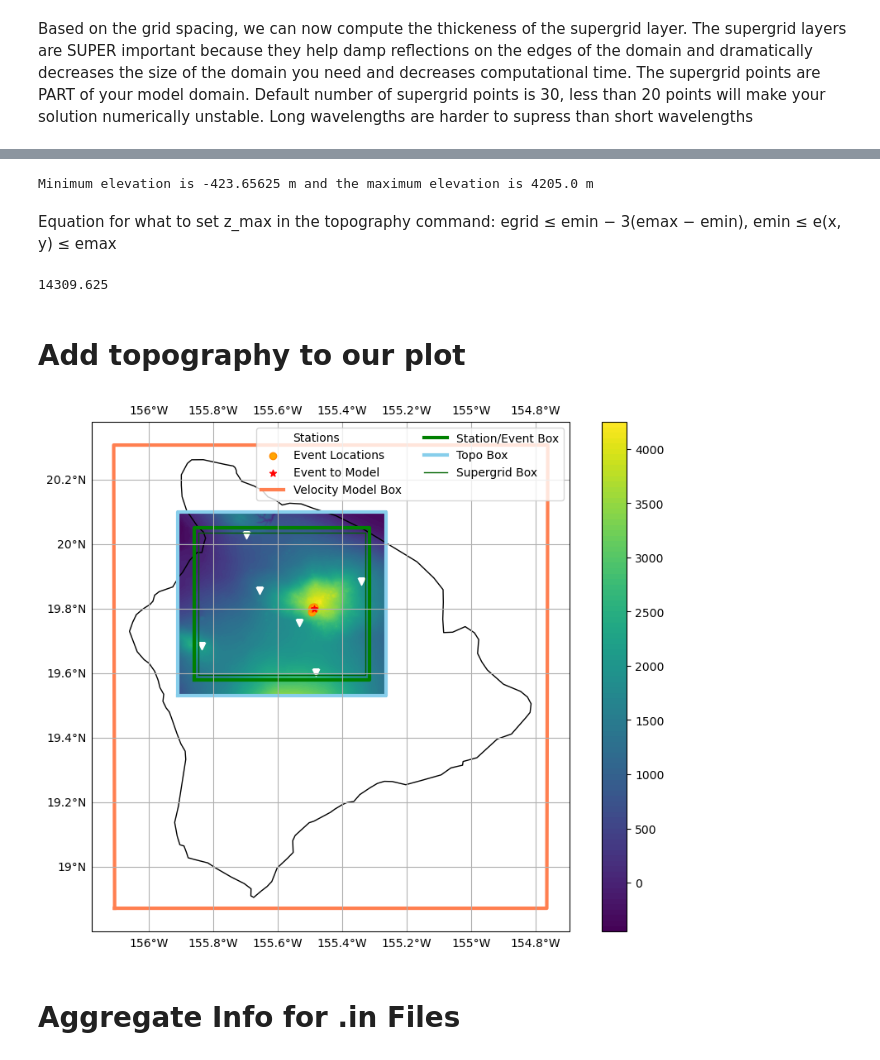
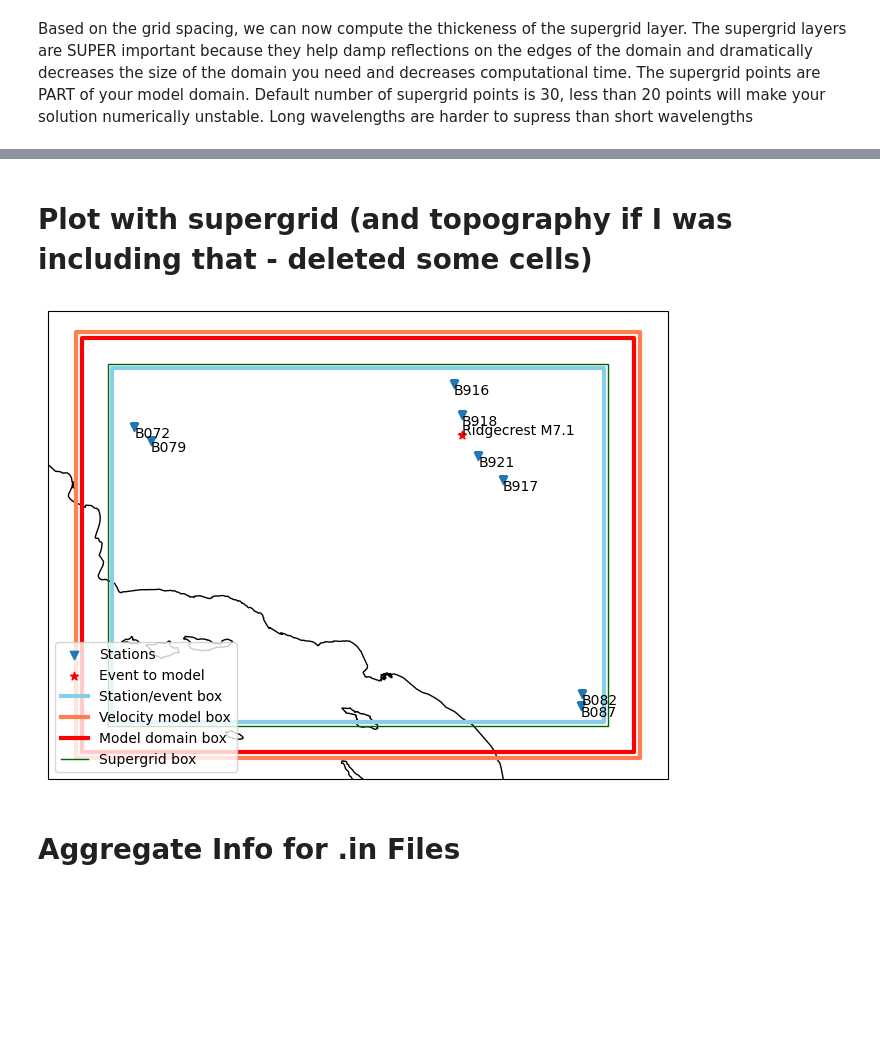
Before and after one commit to UO-Geophysics/sw4_strain, a Jupyter notebook: ProblemSetup.ipynb, the cells around one changed output, grey strips where cells are left out. Cells and saved outputs as stored; diff of their text form; code cells hidden in the pictures; blank space fills up the shorter version.

```diff
--- a/ProblemSetup.ipynb
+++ b/ProblemSetup.ipynb
@@ -136,0 +233,6 @@ See ref: H.-O. Kreiss and N.A. Petersson. Boundary estimates for the elastic wav
+# %%
+vmod_simple = vmod.copy()
+drop_top = vmod_simple.drop([0,1,2,3,4])
+drop_top.loc[0] = [new_thickness, new_Vs, new_Vp, new_rho, new_Qs, new_Qp, new_VpVs]
+new_vmod = drop_top.sort_index().reset_index(drop = True)
+new_vmod
@@ -213,9 +398,9 @@ The thickness of our supergrid layer is a lot smaller than the domain we are loo
 # %%
-lon_min=np.min(x1)
-lon_max=np.max(x1)
-lat_min=np.min(y1)
-lat_max=np.max(y1)
+lon_min = np.min(x_model_domain)
+lon_max = np.max(x_model_domain)
+lat_min = np.min(y_model_domain)
+lat_max = np.max(y_model_domain)
 
-# setup points for box for domain from above with only event and stations
-x3=[Plotlims[0]+supergrid_thickness_deg,Plotlims[1]-supergrid_thickness_deg,Plotlims[1]-supergrid_thickness_deg,Plotlims[0]+supergrid_thickness_deg,Plotlims[0]+supergrid_thickness_deg]
-y3=[Plotlims[2]+supergrid_thickness_deg,Plotlims[2]+supergrid_thickness_deg,Plotlims[3]-supergrid_thickness_deg,Plotlims[3]-supergrid_thickness_deg,Plotlims[2]+supergrid_thickness_deg]
+# Setup points for box for model domain from above
+x_sgrid = [x_model_domain[0]+supergrid_thickness_deg, x_model_domain[1]-supergrid_thickness_deg, x_model_domain[2]-supergrid_thickness_deg, x_model_domain[3]+supergrid_thickness_deg, x_model_domain[4]+supergrid_thickness_deg]
+y_sgrid = [y_model_domain[0]+supergrid_thickness_deg, y_model_domain[1]+supergrid_thickness_deg, y_model_domain[2]-supergrid_thickness_deg, y_model_domain[3]-supergrid_thickness_deg, y_model_domain[4]+supergrid_thickness_deg]
@@ -234,54 +407,28 @@ grid = xr.open_dataset(file2load)
-# %%
-df_grid = grid.to_dataframe().reset_index().sort_values(['lat', 'lon'])
-# df_grid_small=df_grid[(df_grid['lat']<=lat_max+buffer)&(df_grid['lat']>=lat_min-buffer)&(df_grid['lon']<=lon_max+buffer)&(df_grid['lon']>=lon_min-buffer)].reset_index().sort_values(['lat', 'lon'])
-elev_max=df_grid['elevation'].max()
-elev_min=df_grid['elevation'].min()
-lontopo_max=df_grid['lon'].max()
-lontopo_min=df_grid['lon'].min()
-lattopo_max=df_grid['lat'].max()
-lattopo_min=df_grid['lat'].min()
-print(f"Minimum elevation is {elev_min} m and the maximum elevation is {elev_max} m")
-# %% [output]
-Minimum elevation is -423.65625 m and the maximum elevation is 4205.0 m
-# %% [markdown]
-Equation for what to set z_max in the topography command:
-egrid ≤ emin − 3(emax − emin), emin ≤ e(x, y) ≤ emax
-# %%
-def calc_topo_zmax(emin,emax):
-    egrid=emin-3*(emax-emin)
-    zmax=-egrid
-    return zmax
-z_max=calc_topo_zmax(elev_min,elev_max)
-z_max
-# %% [output]
-14309.625
 # %% [markdown]
-# Add topography to our plot
+# Plot with supergrid (and topography if I was including that - deleted some cells)
 # %%
-fig=plt.figure(figsize=(10,8))
-ax = plt.axes(projection=ccrs.PlateCarree())
-plt.contourf(grid.lon, grid.lat,grid.elevation,100)
-plt.colorbar()
-plt.scatter(staMD['lon'],staMD['lat'],marker='v',facecolors='white',label='Stations')
+fig = plt.figure(figsize = (8, 8))
+ax = plt.axes(projection = ccrs.PlateCarree())
+plt.scatter(stas_sub['LONG'], stas_sub['LAT'], marker = 'v', label = 'Stations')
 # Add station labels
-# [plt.text(i, j, f'{name}',va='top',ha='left') for (i, j,name) in zip(staMD['lon'],staMD['lat'],staMD['name'])]
+[plt.text(i, j, f'{name}', va = 'top', ha = 'left') for (i, j, name) in zip(stas_sub['LONG'], stas_sub['LAT'], stas_sub['BNUM'])]
+
 if multipleEvents:
-    plt.scatter(eventLocs['lon'],eventLocs['lat'],marker='o',edgecolors='darkorange',facecolors='orange',label='Event Locations')
+    plt.scatter(float(eventLocs['longitude']), float(eventLocs['latitude']), marker = 'o', edgecolors = 'darkorange', facecolors = 'orange', label = 'Event locations')
 
-plt.scatter(event['lon'],event['lat'],marker='*',facecolors='red',label="Event to Model")
-ax.plot(x, y, color='coral',lw=3,label='Velocity Model Box')
-ax.plot(x1, y1, color='green',lw=3,label='Station/Event Box')
-ax.plot(x2, y2, color='skyblue',lw=3,label='Topo Box')
-ax.plot(x3, y3, color='darkgreen',lw=1,label='Supergrid Box')
-gl = ax.gridlines(draw_labels=True)
-gl.right_labels = False
+plt.scatter(float(event['longitude']), float(event['latitude']), marker = '*', facecolors = 'red', label = "Event to model")
+plt.text(float(event['longitude']), float(event['latitude']), ('Ridgecrest M' + event['mag']))
+ax.plot(x_evtsta, y_evtsta, color = 'skyblue', lw = 3, label = 'Station/event box')
+ax.plot(x_vmod, y_vmod, color = 'coral', lw = 3, label = 'Velocity model box')
+ax.plot(x_model_domain, y_model_domain, color = 'red', lw = 3, label = 'Model domain box')
+ax.plot(x_sgrid, y_sgrid, color = 'darkgreen', lw = 1, label = 'Supergrid box')
+ax.legend(loc = 'lower left')
 
 ax.coastlines()
 
-ax.legend(loc='upper right',ncol=2)
 plt.show()
 # %% [output]
-[figure, old version]
+[figure, new version]
 # %% [markdown]
 # Aggregate Info for .in Files
 # %% [markdown]
```
Also changed, not shown: parts of 46 cells of this notebook, 2 other files.
